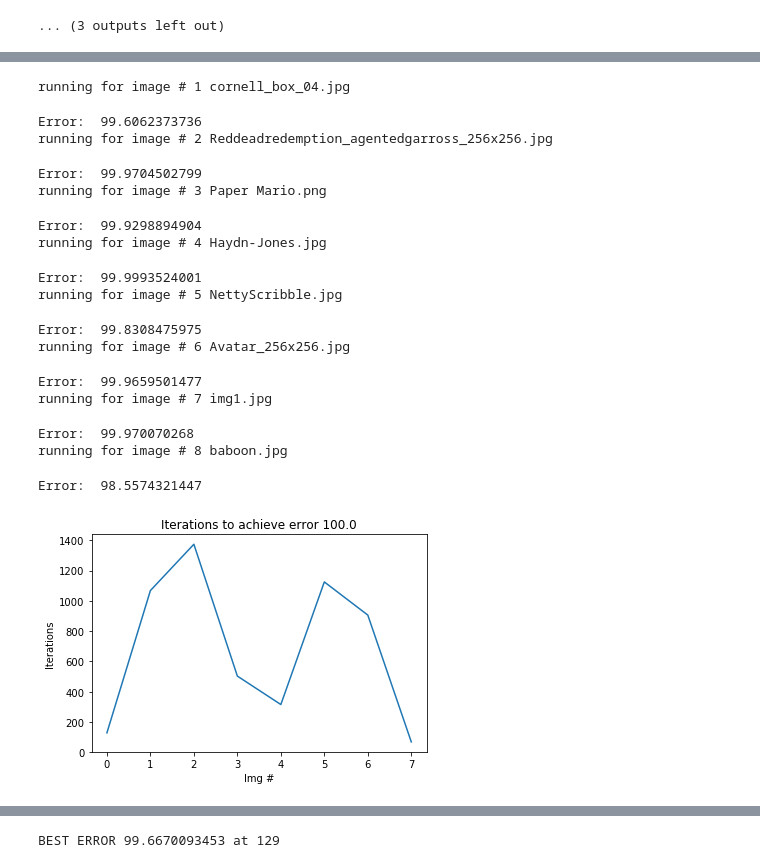
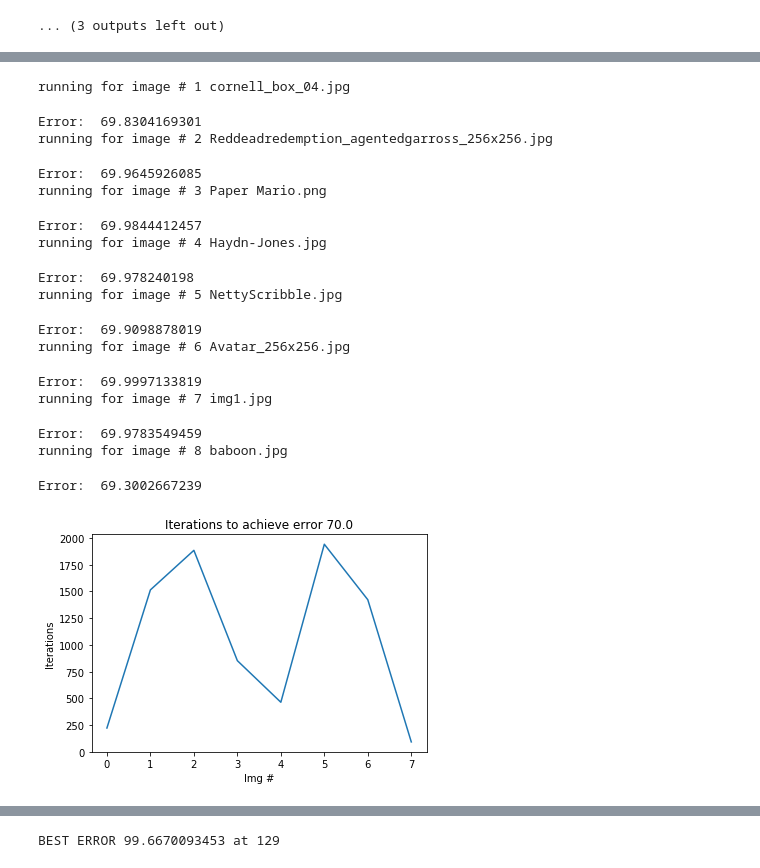
Before and after one commit to zaomatchbox/iai, a Jupyter notebook: 1/limontov/lab1.ipynb, the cells around one changed output, grey strips where cells are left out. Drawn from its saved outputs; the diff is of its cells as text; code cells hidden in the pictures.

Commit message:
less error used

```diff
--- a/1/limontov/lab1.ipynb
+++ b/1/limontov/lab1.ipynb
@@ -116,13 +143,12 @@ def glorot_uniform(input_layers, output_layers):
     return partial(np.random.uniform, low=-limit, high=limit)
 
 class Autoencoder(object):
-    def __init__(self, input_layers=1000, lr=1e-2, max_err=1000.0, dynamic_lr=True, z=0.9, w_norm=True):
+    def __init__(self, input_layers=1000, lr=1e-2, dynamic_lr=True, z=0.9, w_norm=True):
         self.input_layers = input_layers
         self.mid_layers = int(z * input_layers)
         self.initializer = glorot_uniform(self.input_layers, self.mid_layers)
         self.lr = lr
         self.w_norm = w_norm
-        self.max_err = max_err
         self.dynamic_lr = dynamic_lr
         self.build()
 
@@ -276,8 +320,8 @@ Showing results for min_err=99.9820248958. Epoch run: 66
 # %%
 N_z = 20
 zs = np.linspace(0.05, 0.95, N_z)
-MAX_EPOCHS = 600
-TH_ERR = 200.0
+MAX_EPOCHS = 3000
+TH_ERR = 10.0
 
 epochs = np.array([])
 for z in zs[::-1]:
@@ -285,6 +329,7 @@ for z in zs[::-1]:
     model = Autoencoder(input_layers=N, z=z)
     best_results = try_run(model, MAX_EPOCHS, th_err=TH_ERR, viz=False)
     epochs = np.append(epochs, best_results['epoch'])
+    print 'Error:', best_results['min_err']
 
 plt.plot(zs[::-1], epochs)
 plt.title('Iterations to achieve error {}'.format(TH_ERR))
@@ -308,7 +369,7 @@ running for z=0.428947368421
 # %%
-N_thr = 20
-thrs = np.linspace(50.0, 400.0, N_thr)
-MAX_EPOCHS = 600
+N_thr = 10
+thrs = np.linspace(10.0, 30.0, N_thr)
+MAX_EPOCHS = 3000
 Z = 0.6
 epochs = np.array([])
 for thr in thrs[::-1]:
@@ -339,9 +403,9 @@ running for thr_err=197.368421053
 # %%
 N_alpha = 20
 alphas = np.linspace(1e-6, 1e-2, N_alpha)
-MAX_EPOCHS = 300
+MAX_EPOCHS = 3000
 Z = 0.6
-TH_ERR = 50.0
+TH_ERR = 10.0
 epochs = np.array([])
 for alpha in alphas[::-1]:
     print 'running for alpha={}'.format(alpha)
@@ -383,41 +454,41 @@ running for alpha=0.00421110526316
 # %%
 Z = 0.6
-MAX_EPOCHS = 2000
-TH_ERR = 100.0
+MAX_EPOCHS = 3000
+TH_ERR = 70.0
 epochs = np.array([])
 imgs = list(next(walk('./pics/'))[2])
 
 def custom_pic_gen(path):
     im = load_image(path)
     return transform_image(im, n, m)
 
 for idx, img in enumerate(imgs):
     print 'running for image #', idx + 1, img
     model = Autoencoder(input_layers=N, z=Z)
     best_results = try_run(model, MAX_EPOCHS, gen=custom_pic_gen('./pics/{}'.format(img)), th_err=TH_ERR, viz=False)
     epochs = np.append(epochs, best_results['epoch'])
     print 'Error: ', best_results['min_err']
 
 plt.plot(range(len(imgs)), epochs)
 plt.title('Iterations to achieve error {}'.format(TH_ERR))
 plt.xlabel('Img #')
 plt.ylabel('Iterations')
 plt.show()
 # %% [output]
 running for image # 1 cornell_box_04.jpg
-Error:  99.6062373736
+Error:  69.8304169301
 running for image # 2 Reddeadredemption_agentedgarross_256x256.jpg
-Error:  99.9704502799
+Error:  69.9645926085
 running for image # 3 Paper Mario.png
-Error:  99.9298894904
+Error:  69.9844412457
 running for image # 4 Haydn-Jones.jpg
-Error:  99.9993524001
+Error:  69.978240198
 running for image # 5 NettyScribble.jpg
-Error:  99.8308475975
+Error:  69.9098878019
 running for image # 6 Avatar_256x256.jpg
-Error:  99.9659501477
+Error:  69.9997133819
 running for image # 7 img1.jpg
-Error:  99.970070268
+Error:  69.9783549459
 running for image # 8 baboon.jpg
-Error:  98.5574321447
+Error:  69.3002667239
-[figure, old version]
+[figure, new version]
```
Also changed, not shown: parts of 18 cells of this notebook.
